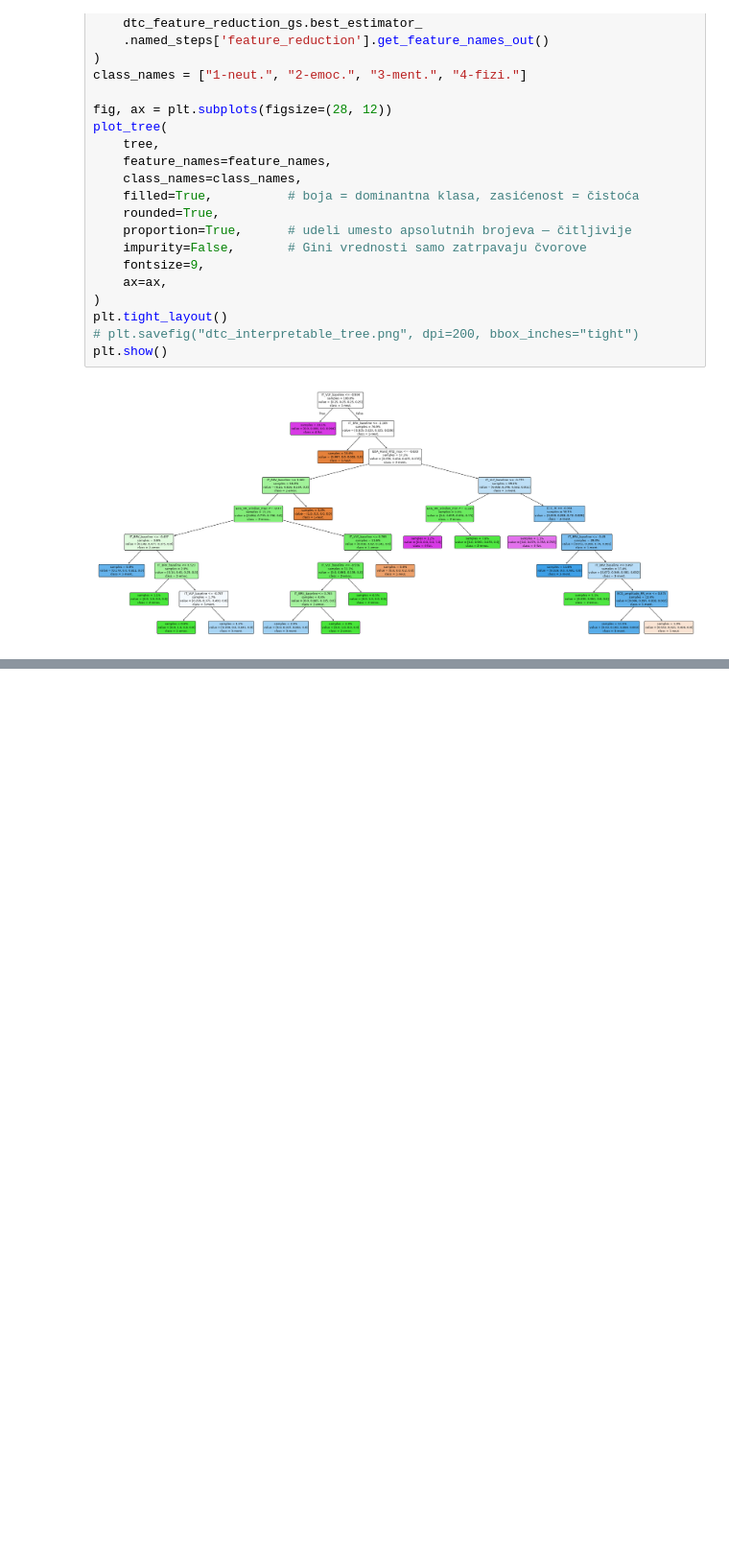
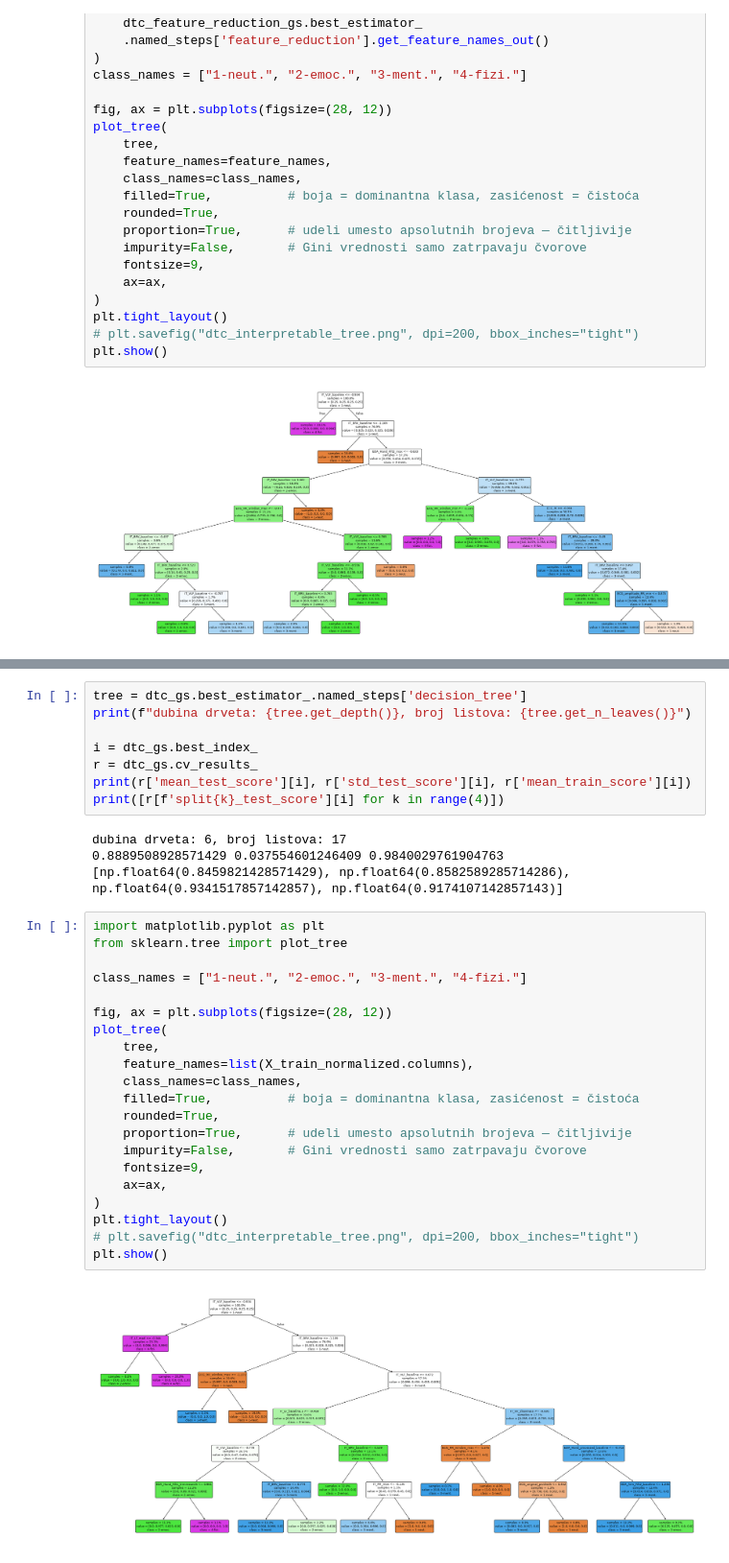
Before and after one commit to Boce03/ml_activity_classification, a Jupyter notebook: models_notebook.ipynb, the cells around one changed output, grey strips where cells are left out. Shown at 96% size. Cells and saved outputs as stored; diff of their text form; blank space fills up the shorter version.

Commit message:
add DecisionTree clasifier for original whole feature setr

```diff
--- a/models_notebook.ipynb
+++ b/models_notebook.ipynb
@@ -973,0 +1023,35 @@ weighted avg       0.81      0.77      0.77       896
+# %%
+tree = dtc_gs.best_estimator_.named_steps['decision_tree']
+print(f"dubina drveta: {tree.get_depth()}, broj listova: {tree.get_n_leaves()}")
+
+i = dtc_gs.best_index_
+r = dtc_gs.cv_results_
+print(r['mean_test_score'][i], r['std_test_score'][i], r['mean_train_score'][i])
+print([r[f'split{k}_test_score'][i] for k in range(4)])
+# %% [output]
+dubina drveta: 6, broj listova: 17
+0.8889508928571429 0.037554601246409 0.9840029761904763
+[np.float64(0.8459821428571429), np.float64(0.8582589285714286), np.float64(0.9341517857142857), np.float64(0.9174107142857143)]
+# %%
+import matplotlib.pyplot as plt
+from sklearn.tree import plot_tree
+
+class_names = ["1-neut.", "2-emoc.", "3-ment.", "4-fizi."]
+
+fig, ax = plt.subplots(figsize=(28, 12))
+plot_tree(
+    tree,
+    feature_names=list(X_train_normalized.columns),
+    class_names=class_names,
+    filled=True,          # boja = dominantna klasa, zasićenost = čistoća
+    rounded=True,
+    proportion=True,      # udeli umesto apsolutnih brojeva — čitljivije
+    impurity=False,       # Gini vrednosti samo zatrpavaju čvorove
+    fontsize=9,
+    ax=ax,
+)
+plt.tight_layout()
+# plt.savefig("dtc_interpretable_tree.png", dpi=200, bbox_inches="tight")
+plt.show()
+# %% [output]
+[figure, added]
```
Also changed, not shown: parts of 3 cells of this notebook.
